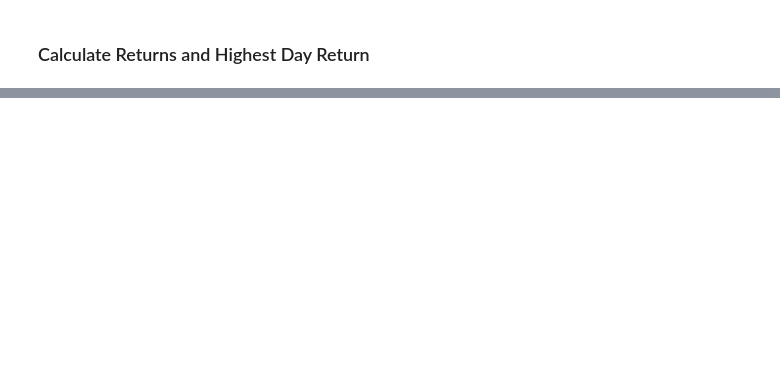
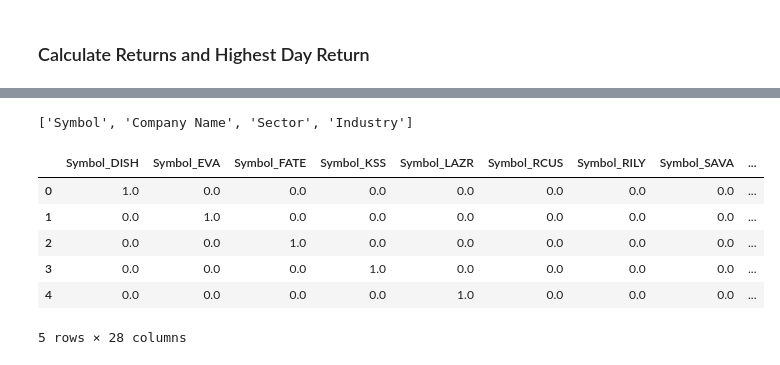
Before and after one commit to regulolanz/Pedro-Short-Squeeze-Predictor, a Jupyter notebook: Pedro.ipynb, the cells around one changed output, grey strips where cells are left out. Drawn from its saved outputs; the diff is of its cells as text; code cells hidden in the pictures; blank space fills up the shorter version.

Commit message:
Starting the Preparation of the Data

```diff
--- a/Pedro.ipynb
+++ b/Pedro.ipynb
@@ -151,0 +220,27 @@ transposed_df
+# %%
+# Create a list of categorical variables
+categorical_variables = list(merged_df.select_dtypes("object").columns)
+
+# Display the categorical variables list
+display(categorical_variables)
+# %% [output]
+['Symbol', 'Company Name', 'Sector', 'Industry']
+# %%
+enc = OneHotEncoder(sparse=False)
+# %%
+# Encode the categorical variables using OneHotEncoder
+encoded_data = enc.fit_transform(merged_df[categorical_variables])
+# %%
+# Create a DataFrame with the encoded variables
+encoded_df = pd.DataFrame(encoded_data, columns = enc.get_feature_names(categorical_variables))
+
+# Review the DataFrame
+encoded_df.head()
+# %% [output]
+|  | Symbol_DISH | Symbol_EVA | Symbol_FATE | Symbol_KSS | Symbol_LAZR | Symbol_RCUS | Symbol_RILY | Symbol_SAVA | ... |
+| 0 | 1.0 | 0.0 | 0.0 | 0.0 | 0.0 | 0.0 | 0.0 | 0.0 | ... |
+| 1 | 0.0 | 1.0 | 0.0 | 0.0 | 0.0 | 0.0 | 0.0 | 0.0 | ... |
+| 2 | 0.0 | 0.0 | 1.0 | 0.0 | 0.0 | 0.0 | 0.0 | 0.0 | ... |
+| 3 | 0.0 | 0.0 | 0.0 | 1.0 | 0.0 | 0.0 | 0.0 | 0.0 | ... |
+| 4 | 0.0 | 0.0 | 0.0 | 0.0 | 1.0 | 0.0 | 0.0 | 0.0 | ... |
+5 rows × 28 columns
```
Also changed, not shown: parts of 13 cells of this notebook.
